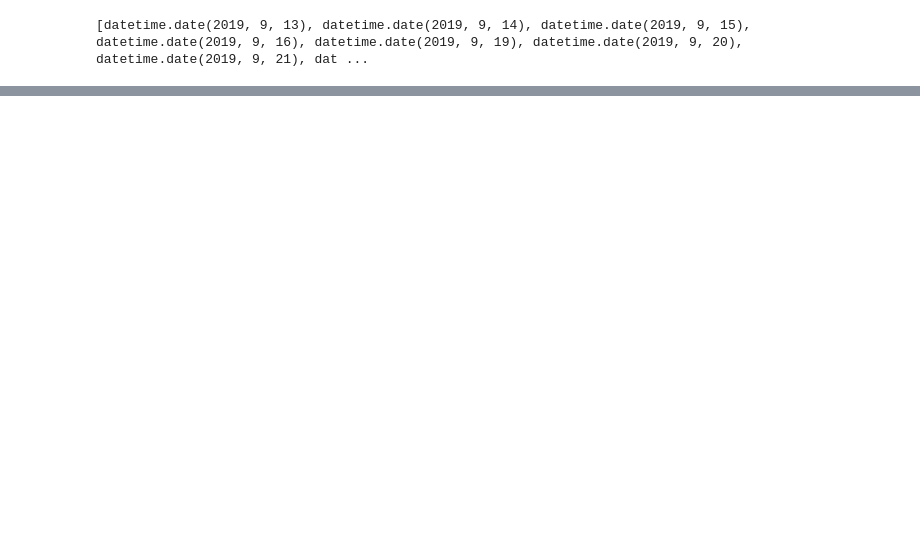
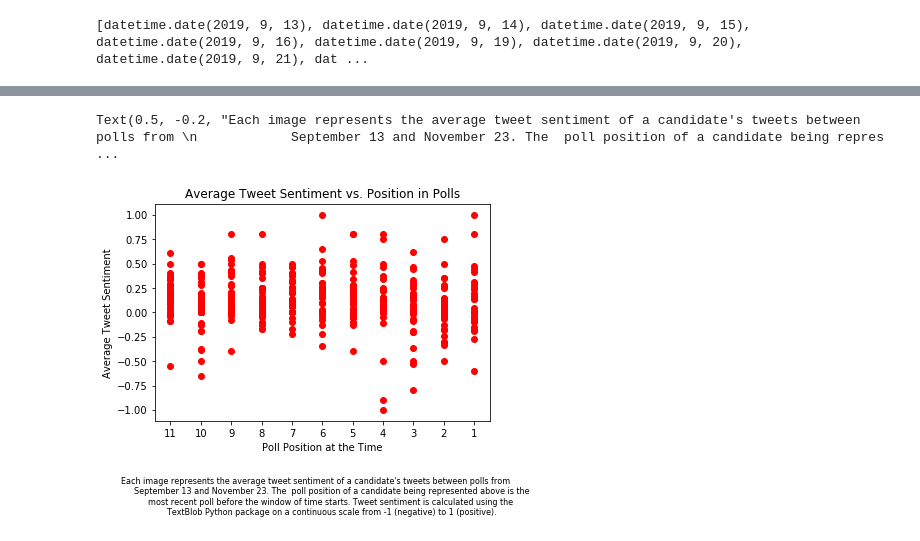
Before and after one commit to pmohamma/political_tweet_analysis, a Jupyter notebook: tweet_setup.ipynb, the cells around one changed output, grey strips where cells are left out. Drawn from its saved outputs; the diff is of its cells as text; code cells hidden in the pictures; blank space fills up the shorter version.

```diff
--- a/tweet_setup.ipynb
+++ b/tweet_setup.ipynb
@@ -233,3 +227,25 @@ df.to_csv(index=False)
 cand_sentiments
 
 sentiment_nums
+# %%
+df_by_date = df.copy()
+pos_avg_sentiment = df_by_date.groupby(['cand_name', 'poll_position'], as_index=False)['sentiment'].mean()
+avg_sentiment_by_poll = df_by_date.groupby(['cand_name', 'poll_date', 'poll_position'], as_index=False)['sentiment'].mean()
+pos_mode_mentions = df_by_date.groupby(['cand_name', 'poll_position'], as_index=False)['other_mentions'].agg(pd.Series.mode)
+mode_mentions_by_poll = df_by_date.groupby(['cand_name', 'poll_date',
+                                            'poll_position'], as_index=False)['other_mentions'].agg(pd.Series.mode)
+# for i in range(mode_mentions_by_poll.shape[0]):
+#     r = mode_mentions_by_poll.loc[i]
+#     if type(r.other_mentions) != type(mode_mentions_by_poll.loc[1].other_mentions): #checks if float
+#         for j in range(1, len(r.other_mentions)):
+#             mode_mentions_by_poll.append({'cand_name': r.cand_name, 'poll_position': r.poll_position,
+#                                      'poll_date': r.poll_date, 'other_mentions': r.other_mentions[j]}, ignore_index = True)
+#         r.other_mentions = r.other_mentions[0]
+
+# for i in range(pos_mode_mentions.shape[0]):
+#     r = pos_mode_mentions.loc[i]
+#     if type(r.other_mentions) != type(mode_mentions_by_poll.loc[1].other_mentions): #checks if float
+#         for j in range(1, len(r.other_mentions)):
+#             pos_mode_mentions.append({'cand_name': r.cand_name, 'poll_position': r.poll_position,
+#                                      'other_mentions': r.other_mentions[j]}, ignore_index = True)
+#         r.other_mentions = r.other_mentions[0]
@@ -293,0 +334,20 @@ plt.savefig('my_figure_with_best_fit.pdf', bbox_inches='tight', dpi=400)
+# %%
+x = 12 - avg_sentiment_by_poll['poll_position']
+y = avg_sentiment_by_poll['sentiment']
+
+fig, ax = plt.subplots()
+ax.scatter(x, y, color = "red")
+plt.xticks(np.arange(1, len(paths)+1, 1), np.arange(len(paths), 0, -1))
+
+caption = """Each image represents the average tweet sentiment of a candidate's tweets between polls from
+            September 13 and November 23. The  poll position of a candidate being represented above is the
+            most recent poll before the window of time starts. Tweet sentiment is calculated using the
+            TextBlob Python package on a continuous scale from -1 (negative) to 1 (positive)."""
+
+plt.xlabel("Poll Position at the Time")
+plt.ylabel("Average Tweet Sentiment")
+plt.title("Average Tweet Sentiment vs. Position in Polls")
+fig.text(.5, -.2, caption, ha='center', fontdict={'size': 8})
+# %% [output]
+Text(0.5, -0.2, "Each image represents the average tweet sentiment of a candidate's tweets between polls from \n            September 13 and November 23. The  poll position of a candidate being repres ...
+[figure, added]
```
Also changed, not shown: parts of 14 cells of this notebook, 4 other files.
